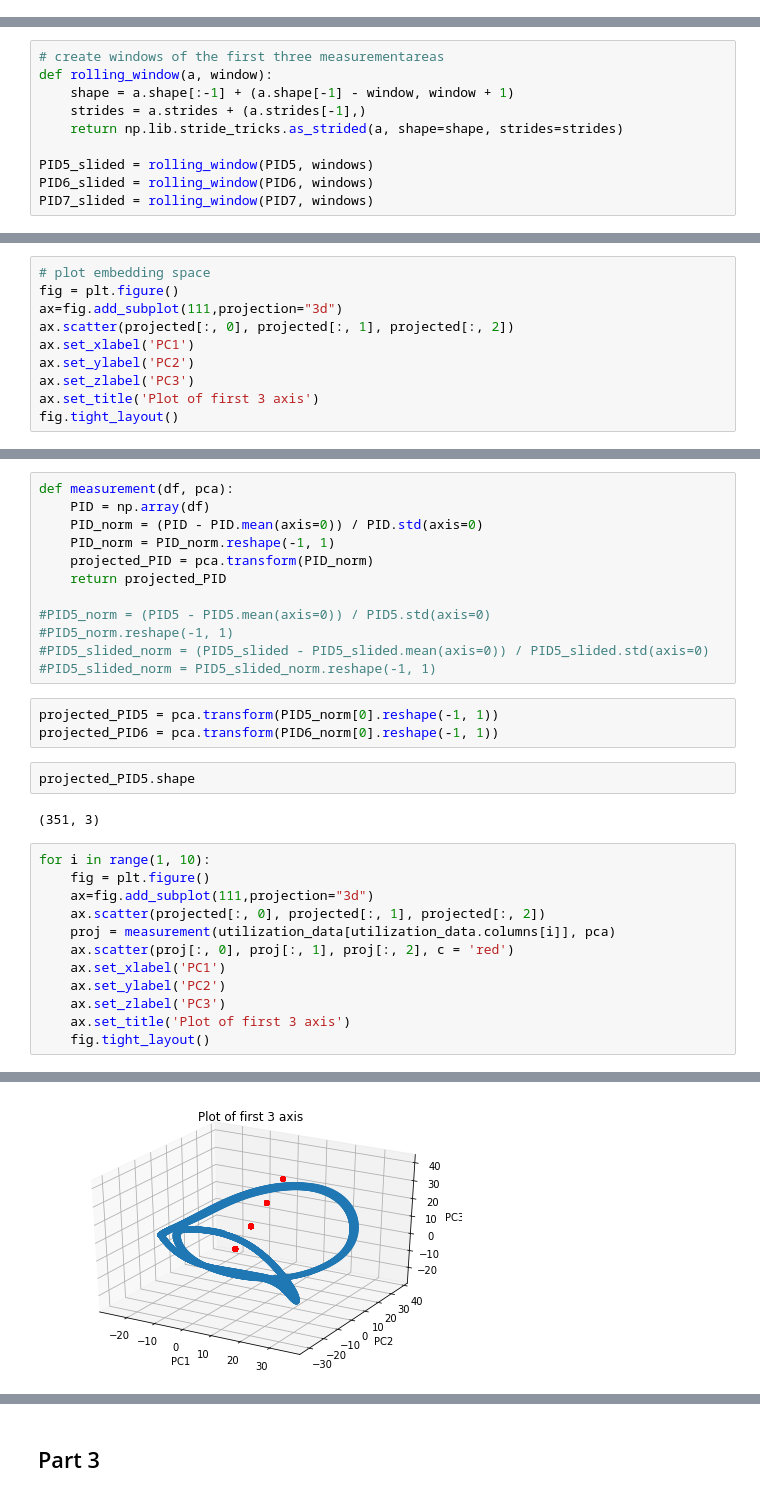
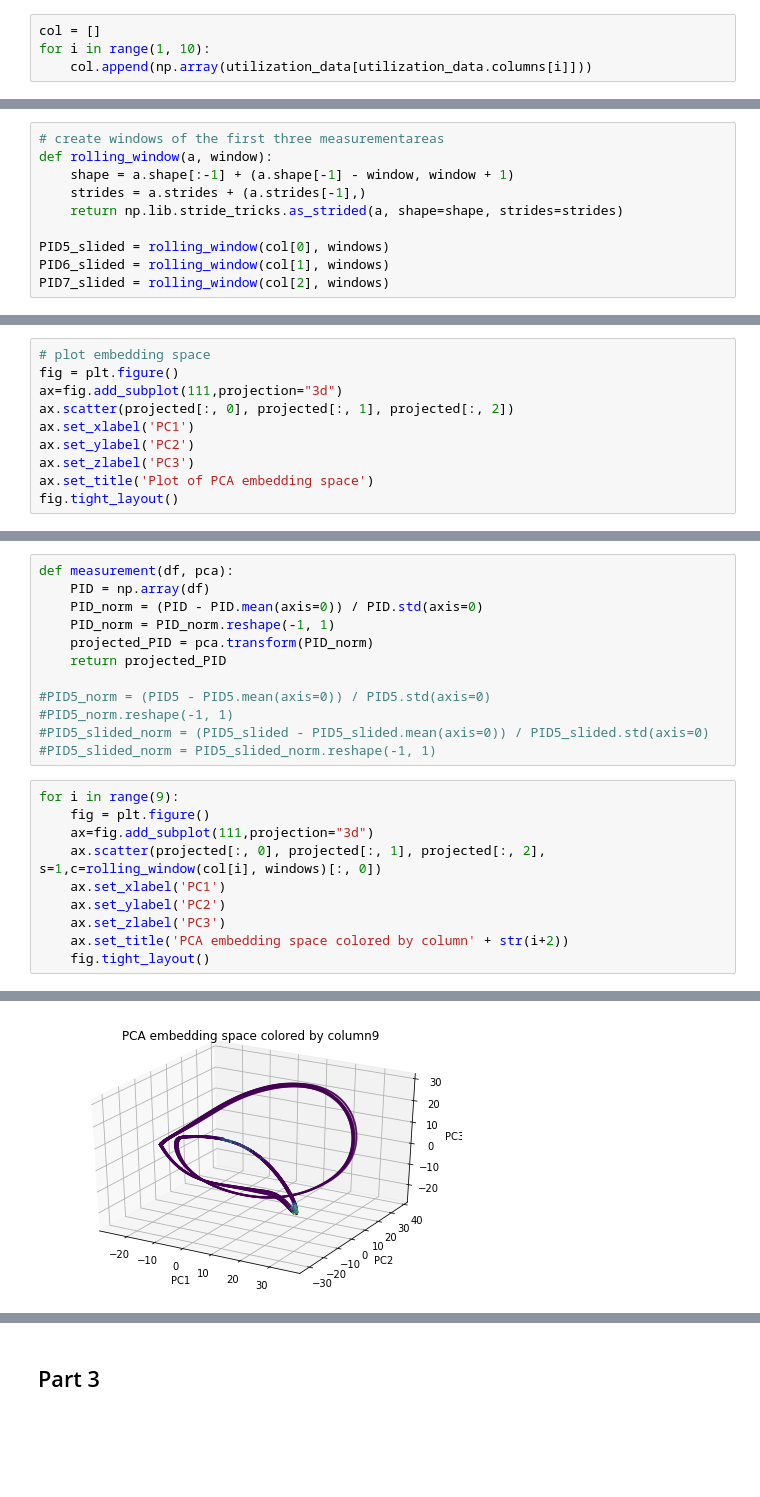
Before and after one commit to JWatter/ExtractingDynamicalSystemsFromData, a Jupyter notebook: task5.ipynb, the cells around one changed output, grey strips where cells are left out. Cells and saved outputs as stored; diff of their text form; blank space fills up the shorter version.

Commit message:
Add task5 part4, edit reading data and parameters in task3_try

```diff
--- a/task5.ipynb
+++ b/task5.ipynb
@@ -38,2 +34,6 @@ PID7 = np.array(utilization_data['areaDensityCounting-PID7'])
+# %%
+col = []
+for i in range(1, 10):
+    col.append(np.array(utilization_data[utilization_data.columns[i]]))
 # %%
 # plot original dataset
@@ -51,6 +51,6 @@ def rolling_window(a, window):
     strides = a.strides + (a.strides[-1],)
     return np.lib.stride_tricks.as_strided(a, shape=shape, strides=strides)
 
-PID5_slided = rolling_window(PID5, windows)
-PID6_slided = rolling_window(PID6, windows)
-PID7_slided = rolling_window(PID7, windows)
+PID5_slided = rolling_window(col[0], windows)
+PID6_slided = rolling_window(col[1], windows)
+PID7_slided = rolling_window(col[2], windows)
@@ -74,6 +82,6 @@ ax.scatter(projected[:, 0], projected[:, 1], projected[:, 2])
 ax.set_xlabel('PC1')
 ax.set_ylabel('PC2')
 ax.set_zlabel('PC3')
-ax.set_title('Plot of first 3 axis')
+ax.set_title('Plot of PCA embedding space')
 fig.tight_layout()
 # %% [output]
@@ -92,23 +100,14 @@ def measurement(df, pca):
 #PID5_norm.reshape(-1, 1)
 #PID5_slided_norm = (PID5_slided - PID5_slided.mean(axis=0)) / PID5_slided.std(axis=0)
 #PID5_slided_norm = PID5_slided_norm.reshape(-1, 1)
-# %%
-projected_PID5 = pca.transform(PID5_norm[0].reshape(-1, 1))
-projected_PID6 = pca.transform(PID6_norm[0].reshape(-1, 1))
-# %%
-projected_PID5.shape
-# %% [output]
-(351, 3)
 # %%
-for i in range(1, 10):
+for i in range(9):
     fig = plt.figure()
     ax=fig.add_subplot(111,projection="3d")
-    ax.scatter(projected[:, 0], projected[:, 1], projected[:, 2])
-    proj = measurement(utilization_data[utilization_data.columns[i]], pca)
-    ax.scatter(proj[:, 0], proj[:, 1], proj[:, 2], c = 'red')
+    ax.scatter(projected[:, 0], projected[:, 1], projected[:, 2], s=1,c=rolling_window(col[i], windows)[:, 0])
     ax.set_xlabel('PC1')
     ax.set_ylabel('PC2')
     ax.set_zlabel('PC3')
-    ax.set_title('Plot of first 3 axis')
+    ax.set_title('PCA embedding space colored by column' + str(i+2))
     fig.tight_layout()
 # %% [output]
@@ -122 +121 @@ for i in range(1, 10):
-[figure, old version]
+[figure, new version]
```
Also changed, not shown: parts of 12 cells of this notebook, 1 other file.
